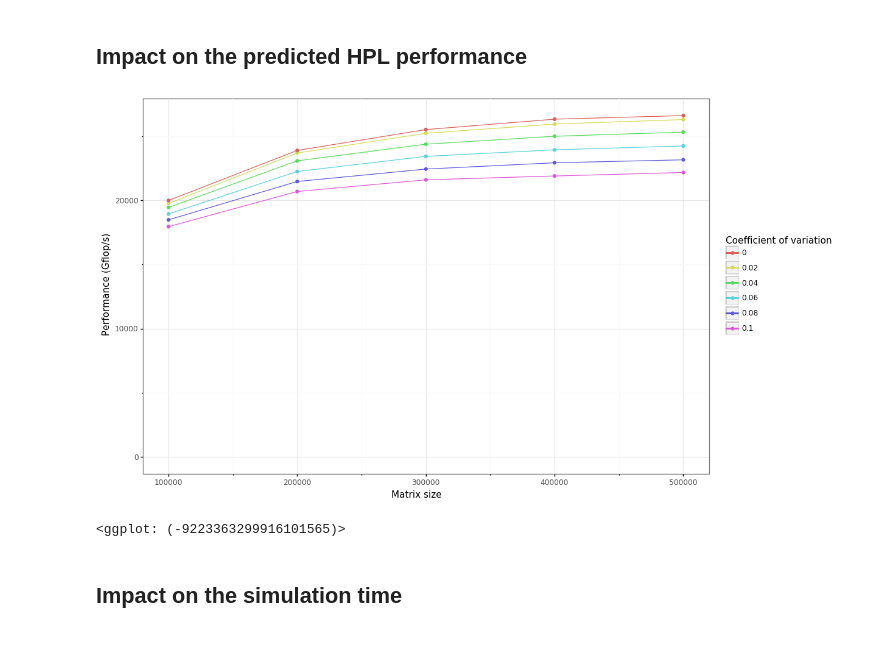
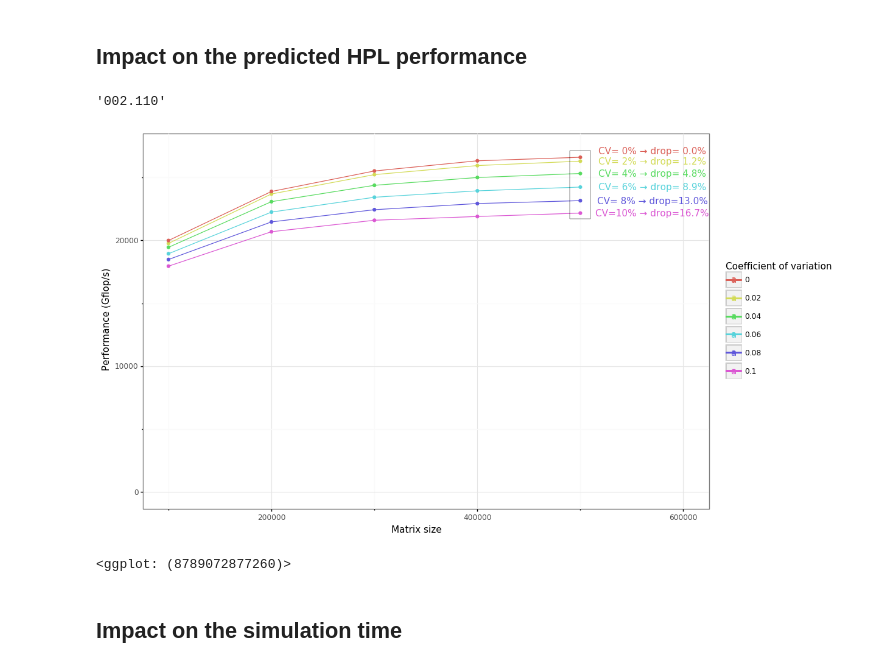
Before and after one commit to Ezibenroc/calibration_analysis, a Jupyter notebook: dahu/smpi_hpl/dgemm_variability.ipynb, the cells around one changed output. Drawn from its saved outputs; the diff is of its cells as text; code cells hidden in the pictures.

Commit message:
Better plot

```diff
--- a/dahu/smpi_hpl/dgemm_variability.ipynb
+++ b/dahu/smpi_hpl/dgemm_variability.ipynb
@@ -195,14 +195,34 @@ index dc0f8b3..e0d8879 100644
 @@ -251,8 +251,6 @@ void HPL_dlaswp01T
 # %% [markdown]
 ## Impact on the predicted HPL performance
+# %%
+"%07.3f" % 2.11
+# %% [output]
+'002.110'
+# %%
+tmp = df[df.matrix_size == 500000].copy()
+max_perf = tmp[tmp.variation_coefficient == 0].gflops.max()
+tmp['diff'] = (max_perf - tmp['gflops']) / max_perf * 100
+tmp['var'] = tmp.variation_coefficient * 100
+tmp['diff'] = tmp.apply(lambda row: '%4.1f%%' % row['diff'], axis=1)
+tmp['var'] = tmp.apply(lambda row: '%2.f%%' % row['var'], axis=1)
+tmp['text'] = 'CV=' + tmp['var'] + ' → drop=' + tmp['diff']
+tmp['y'] = tmp['gflops']
+tmp.loc[tmp.variation_coefficient == 0, 'y'] *= 1.02
 # %%
+tmp['x'] = tmp['matrix_size'] * 1.14
 plot = ggplot(df) + aes(x='matrix_size', y='gflops', color='factor(variation_coefficient)') + geom_point() + geom_line()
 plot = plot + xlab('Matrix size') + ylab('Performance (Gflop/s)') + labs(color='Coefficient of variation')
-plot = plot + theme_bw() + expand_limits(y=0)
+plot = plot + theme_bw() + expand_limits(y=0) + expand_limits(x=600000)
+plot = plot + geom_text(tmp, aes(x='x', y='y', label='text'))
+margin = 0.02
+plot = plot + geom_rect(xmin=tmp.matrix_size.min()*(1-margin), xmax=tmp.matrix_size.max()*(1+margin),
+                        ymin=tmp.gflops.min()*(1-margin), ymax=tmp.gflops.max()*(1+margin),
+                        fill='none', color='black', linetype='dotted', size=0.01)
 plot
 # %% [output]
-[figure, old version]
+[figure, new version]
-<ggplot: (-9223363299916101565)>
+<ggplot: (8789072877260)>
 # %% [markdown]
 ## Impact on the simulation time
 # %%
```
Also changed, not shown: parts of 2 cells of this notebook.
